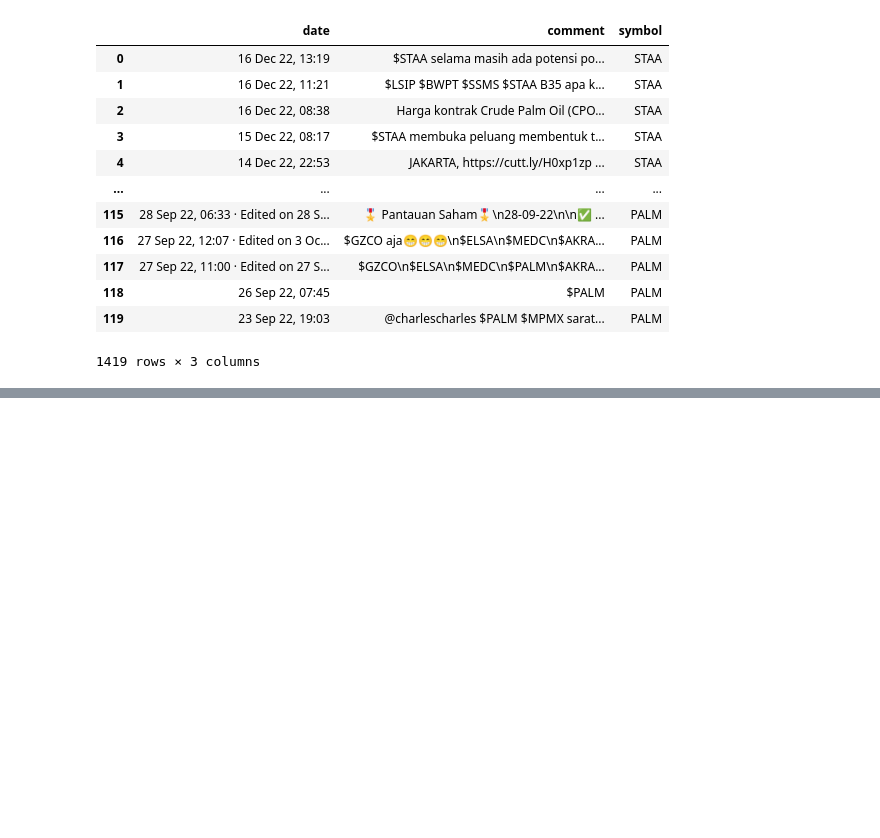
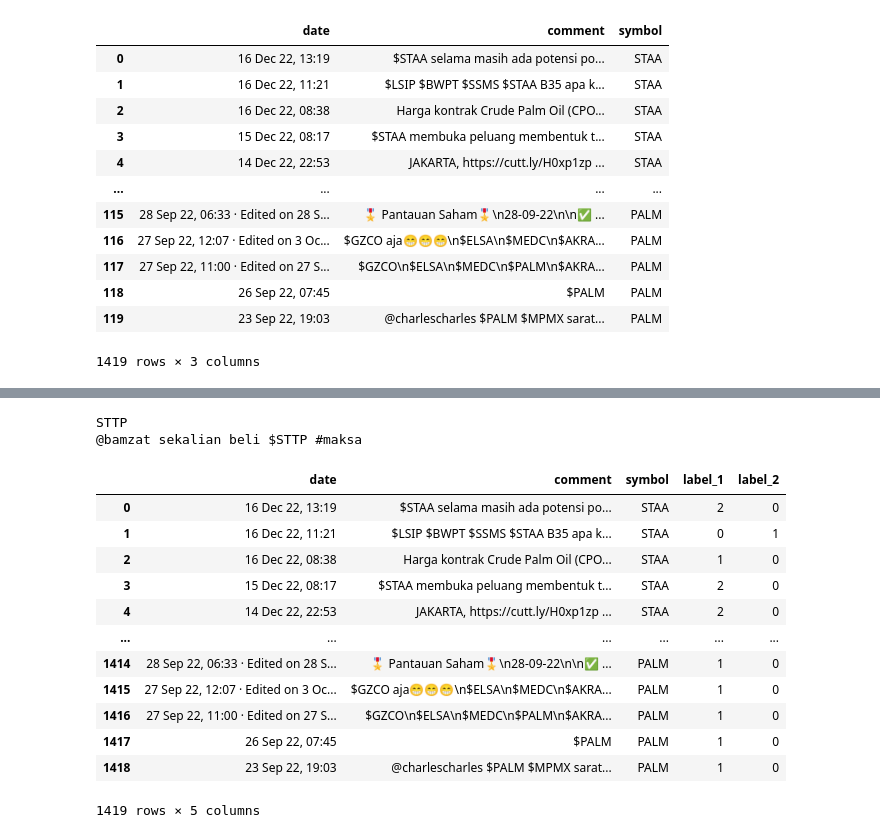
Before and after one commit to H8-Assignments-Bay/p2---final-project-ftds-016-rmt-group-001, a Jupyter notebook: scraping_ucik/scrapping_ucik.ipynb, the cells around one changed output, grey strips where cells are left out. Cells and saved outputs as stored; diff of their text form; code cells hidden in the pictures; blank space fills up the shorter version.

```diff
--- a/scraping_ucik/scrapping_ucik.ipynb
+++ b/scraping_ucik/scrapping_ucik.ipynb
@@ -91,0 +115,5 @@ df.to_csv("STAA_PALM.csv", index=False)
+# %%
+get_comment(650)
+# %% [output]
+STTP
+@bamzat sekalian beli $STTP #maksa
@@ -91,0 +122,16 @@ df.to_csv("STAA_PALM.csv", index=False)
+# %%
+data
+# %% [output]
+|  | date | comment | symbol | label_1 | label_2 |
+| 0 | 16 Dec 22, 13:19 | $STAA selama masih ada potensi po... | STAA | 2 | 0 |
+| 1 | 16 Dec 22, 11:21 | $LSIP $BWPT $SSMS $STAA B35 apa k... | STAA | 0 | 1 |
+| 2 | 16 Dec 22, 08:38 | Harga kontrak Crude Palm Oil (CPO... | STAA | 1 | 0 |
+| 3 | 15 Dec 22, 08:17 | $STAA membuka peluang membentuk t... | STAA | 2 | 0 |
+| 4 | 14 Dec 22, 22:53 | JAKARTA, https://cutt.ly/H0xp1zp ... | STAA | 2 | 0 |
+| ... | ... | ... | ... | ... | ... |
+| 1414 | 28 Sep 22, 06:33 · Edited on 28 S... | 🎖 Pantauan Saham🎖\n28-09-22\n\n✅ ... | PALM | 1 | 0 |
+| 1415 | 27 Sep 22, 12:07 · Edited on 3 Oc... | $GZCO aja😁😁😁\n$ELSA\n$MEDC\n$AKRA... | PALM | 1 | 0 |
+| 1416 | 27 Sep 22, 11:00 · Edited on 27 S... | $GZCO\n$ELSA\n$MEDC\n$PALM\n$AKRA... | PALM | 1 | 0 |
+| 1417 | 26 Sep 22, 07:45 | $PALM | PALM | 1 | 0 |
+| 1418 | 23 Sep 22, 19:03 | @charlescharles $PALM $MPMX sarat... | PALM | 1 | 0 |
+1419 rows × 5 columns
```
Also changed, not shown: parts of 12 cells of this notebook, 2 other files.
